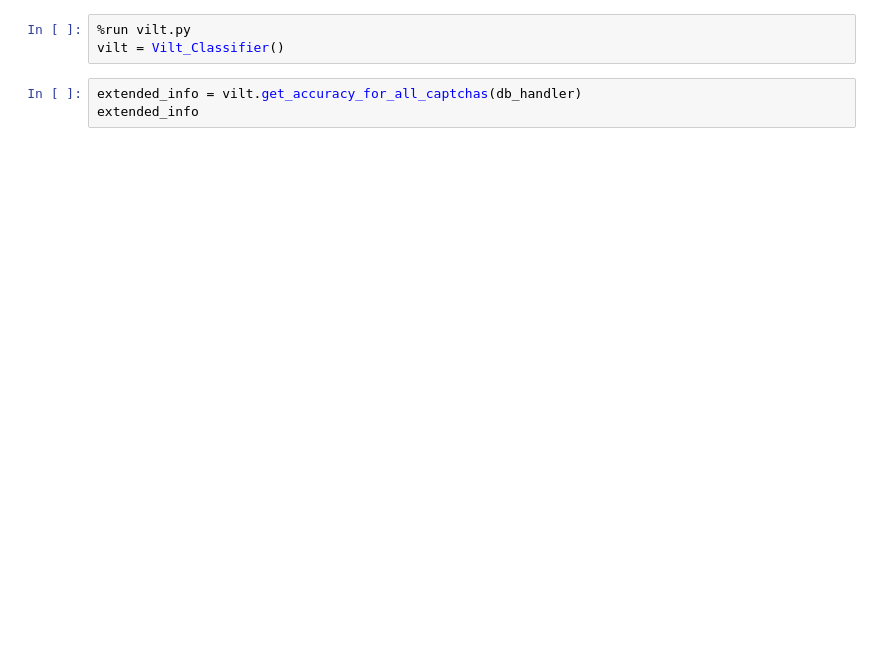
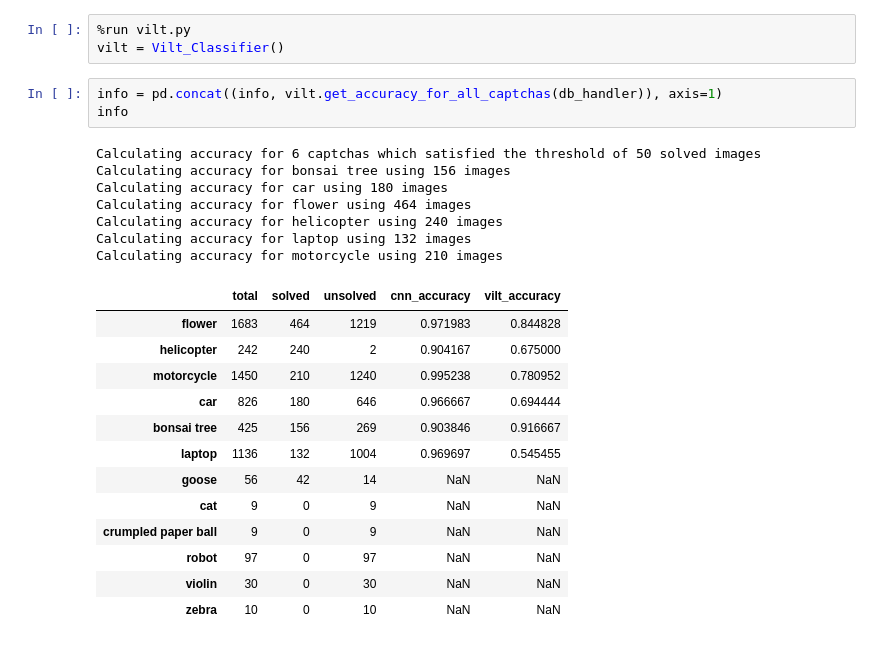
Before and after one commit to xTerradon/hcaptcha-solver, a Jupyter notebook: main.ipynb, the cells around one changed output. Drawn from its saved outputs; the diff is of its cells as text; blank space fills up the shorter version.

```diff
--- a/main.ipynb
+++ b/main.ipynb
@@ -56,7 +147,28 @@ mc = Manual_Classifier(db_handler)
 # %%
 %run vilt.py
 vilt = Vilt_Classifier()
-# %%
-extended_info = vilt.get_accuracy_for_all_captchas(db_handler)
-extended_info
+# %%
+info = pd.concat((info, vilt.get_accuracy_for_all_captchas(db_handler)), axis=1)
+info
+# %% [output]
+Calculating accuracy for 6 captchas which satisfied the threshold of 50 solved images
+Calculating accuracy for bonsai tree using 156 images
+Calculating accuracy for car using 180 images
+Calculating accuracy for flower using 464 images
+Calculating accuracy for helicopter using 240 images
+Calculating accuracy for laptop using 132 images
+Calculating accuracy for motorcycle using 210 images
+|  | total | solved | unsolved | cnn_accuracy | vilt_accuracy |
+| flower | 1683 | 464 | 1219 | 0.971983 | 0.844828 |
+| helicopter | 242 | 240 | 2 | 0.904167 | 0.675000 |
+| motorcycle | 1450 | 210 | 1240 | 0.995238 | 0.780952 |
+| car | 826 | 180 | 646 | 0.966667 | 0.694444 |
+| bonsai tree | 425 | 156 | 269 | 0.903846 | 0.916667 |
+| laptop | 1136 | 132 | 1004 | 0.969697 | 0.545455 |
+| goose | 56 | 42 | 14 | NaN | NaN |
+| cat | 9 | 0 | 9 | NaN | NaN |
+| crumpled paper ball | 9 | 0 | 9 | NaN | NaN |
+| robot | 97 | 0 | 97 | NaN | NaN |
+| violin | 30 | 0 | 30 | NaN | NaN |
+| zebra | 10 | 0 | 10 | NaN | NaN |
 # %%
```
Also changed, not shown: parts of 9 cells of this notebook, 2 other files.
